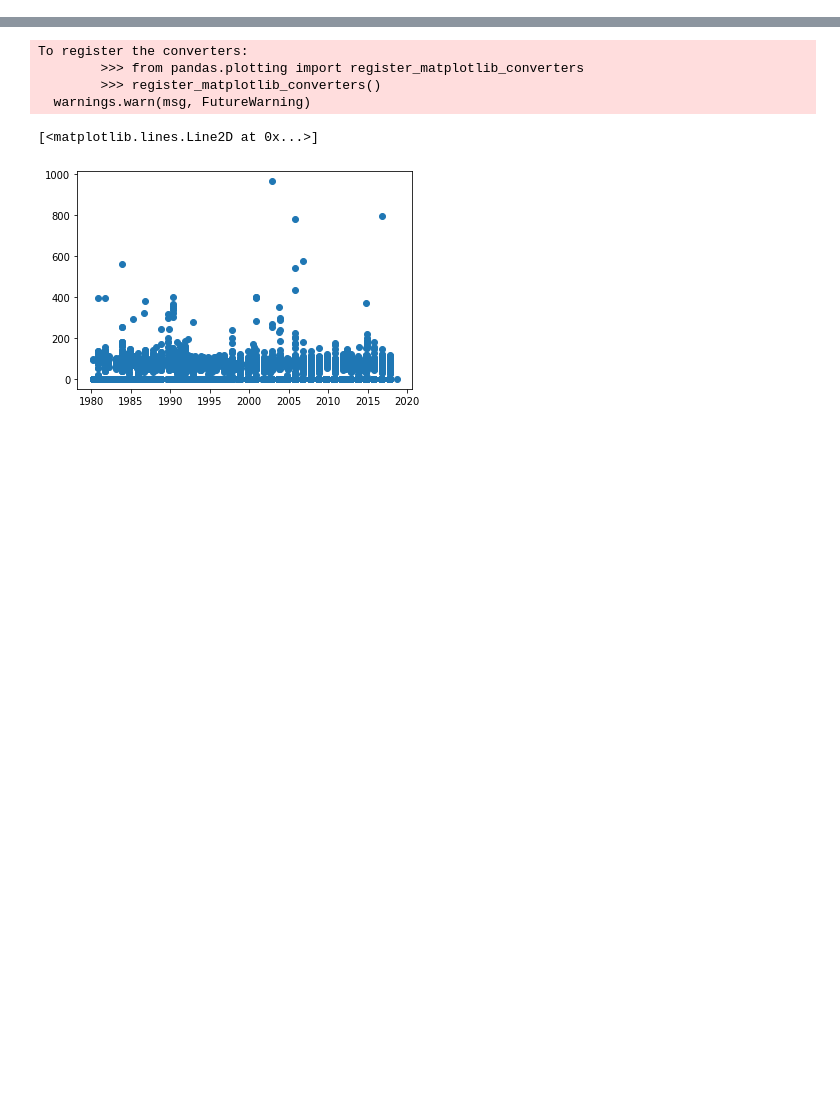
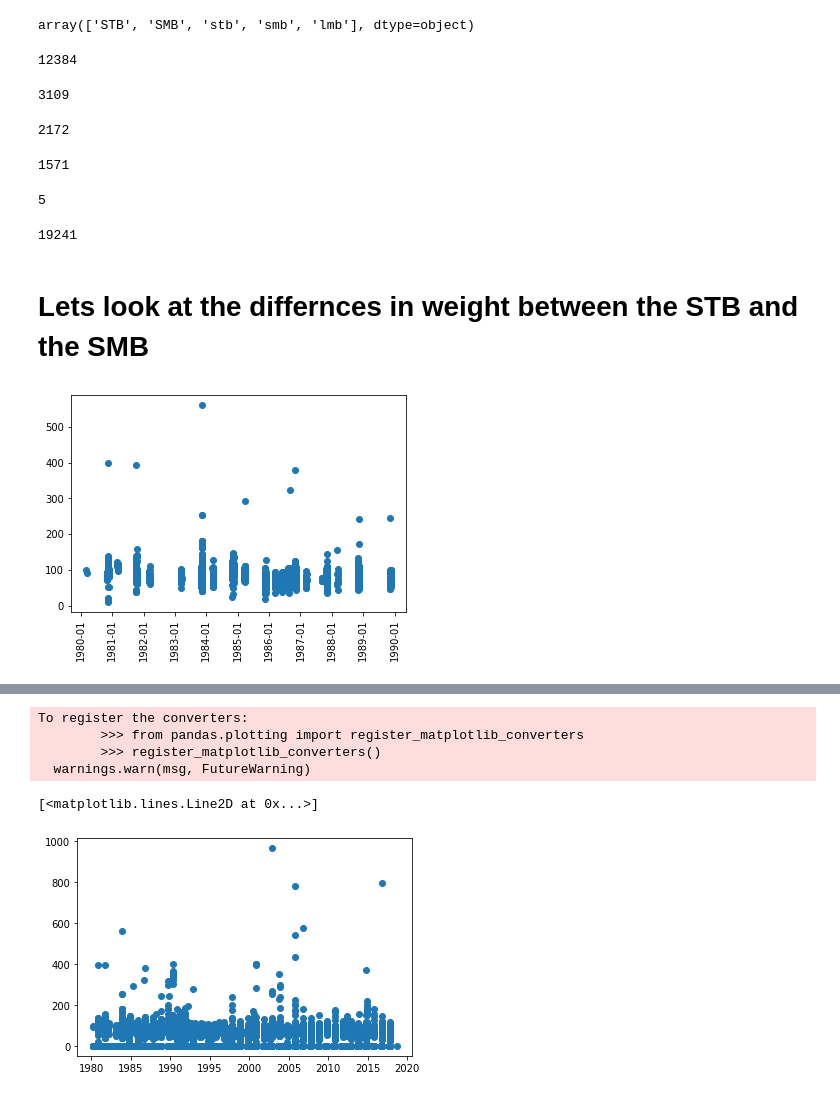
Before and after one commit to mrwigington/LakePowell, a Jupyter notebook: Imputing weights.ipynb, the cells around one changed output, grey strips where cells are left out. Drawn from its saved outputs; the diff is of its cells as text; code cells hidden in the pictures; blank space fills up the shorter version.

```diff
--- a/Imputing weights.ipynb
+++ b/Imputing weights.ipynb
@@ -7,0 +12,4 @@ fish_data = f.get_fish_data()
+# %%
+weight = df[['Relative weight']]
+weight = weight.fillna(0)
+df['new_weight'] = weight
@@ -7,0 +71,6 @@ fish_data = f.get_fish_data()
+# %%
+#species with weights
+specieswithweights = df.loc[df['new_weight']!=0]
+specieswithweights['Species'].unique()
+# %% [output]
+array(['STB', 'SMB', 'stb', 'smb', 'lmb'], dtype=object)
@@ -7,0 +79,36 @@ fish_data = f.get_fish_data()
+# %%
+#How many fish are in each species with weights?
+STBspecies = specieswithweights.loc[specieswithweights['Species'] == "STB"]
+STBspecies['Species'].count()
+# %% [output]
+12384
+# %%
+SMBspecies = specieswithweights.loc[specieswithweights['Species'] == "SMB"]
+SMBspecies['Species'].count()
+# %% [output]
+3109
+# %%
+stbspecies = specieswithweights.loc[specieswithweights['Species'] == "stb"]
+stbspecies['Species'].count()
+# %% [output]
+2172
+# %%
+smbspecies = specieswithweights.loc[specieswithweights['Species'] == "smb"]
+smbspecies['Species'].count()
+# %% [output]
+1571
+# %%
+lmbspecies = specieswithweights.loc[specieswithweights['Species'] == "lmb"]
+lmbspecies['Species'].count()
+# %% [output]
+5
+# %%
+12384+2172+1571+5+3109
+# %% [output]
+19241
+# %% [markdown]
+# Lets look at the differnces in weight between the STB and the SMB
+# %%
+get_time(STBspecies, '1980-01-01', '1990-01-01')
+# %% [output]
+[figure, added]
```
Also changed, not shown: parts of 28 cells of this notebook, 1 other file.
